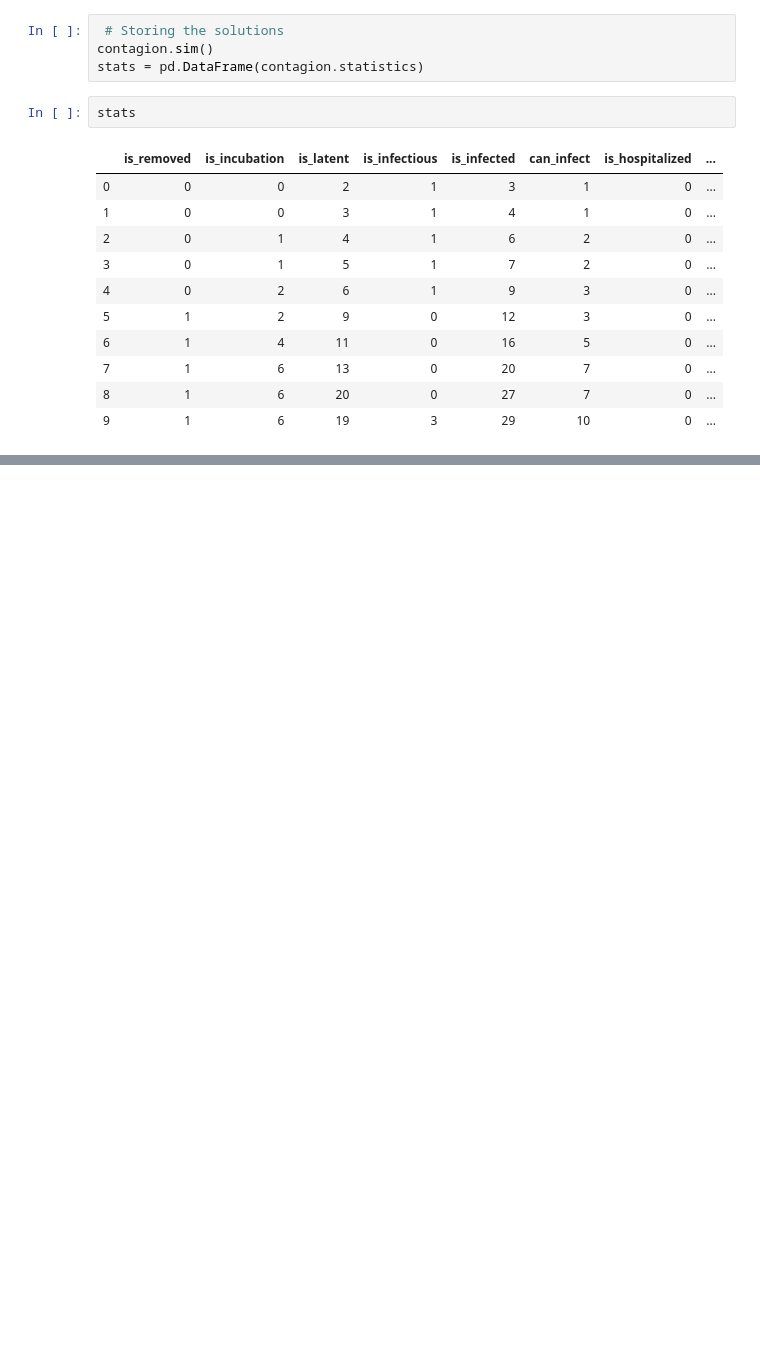
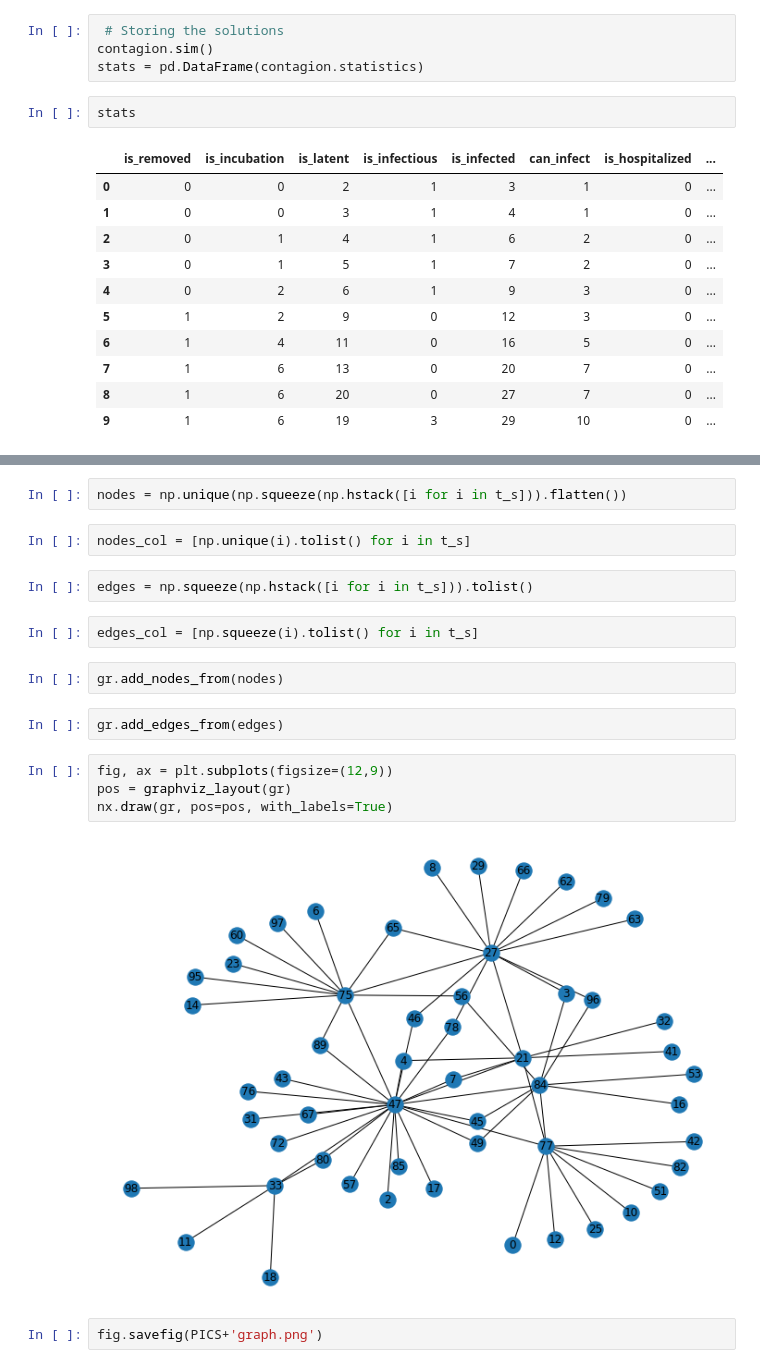
Before and after one commit to chrhck/contagion, a Jupyter notebook: examples/con_tracing.ipynb, the cells around one changed output, grey strips where cells are left out. Cells and saved outputs as stored; diff of their text form; blank space fills up the shorter version.

Commit message:
Draw Graph in notebook

```diff
--- a/examples/con_tracing.ipynb
+++ b/examples/con_tracing.ipynb
@@ -72,0 +60,20 @@ contagion.trace_spread
+# %%
+nodes = np.unique(np.squeeze(np.hstack([i for i in t_s])).flatten())
+# %%
+nodes_col = [np.unique(i).tolist() for i in t_s]
+# %%
+edges = np.squeeze(np.hstack([i for i in t_s])).tolist()
+# %%
+edges_col = [np.squeeze(i).tolist() for i in t_s]
+# %%
+gr.add_nodes_from(nodes)
+# %%
+gr.add_edges_from(edges)
+# %%
+fig, ax = plt.subplots(figsize=(12,9))
+pos = graphviz_layout(gr)
+nx.draw(gr, pos=pos, with_labels=True)
+# %% [output]
+[figure, added]
+# %%
+fig.savefig(PICS+'graph.png')
```
Also changed, not shown: parts of 4 cells of this notebook.
